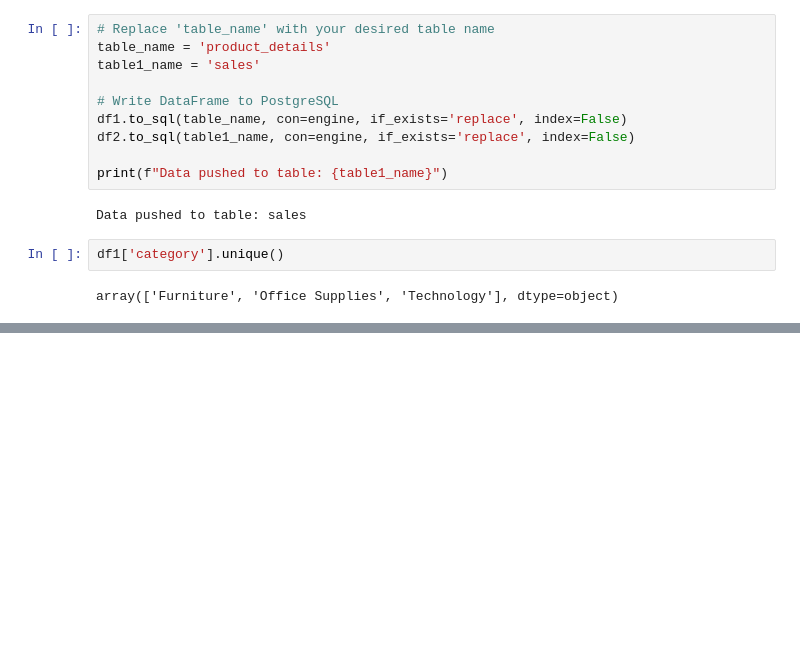
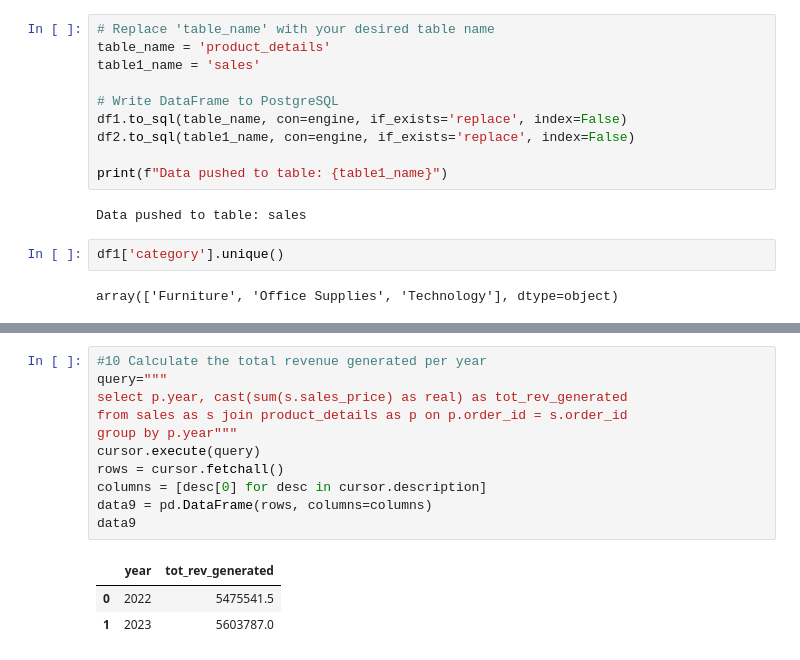
Before and after one commit to Koveraaman/Mini_Project, a Jupyter notebook: Retail_sales_Data_Analysis.ipynb, the cells around one changed output, grey strips where cells are left out. Saved outputs shown, nothing was run; the diff lists cells and outputs as text; blank space fills up the shorter version.

```diff
--- a/Retail_sales_Data_Analysis.ipynb
+++ b/Retail_sales_Data_Analysis.ipynb
@@ -283,0 +441,15 @@ array(['Furniture', 'Office Supplies', 'Technology'], dtype=object)
+# %%
+#10 Calculate the total revenue generated per year
+query="""
+select p.year, cast(sum(s.sales_price) as real) as tot_rev_generated
+from sales as s join product_details as p on p.order_id = s.order_id
+group by p.year"""
+cursor.execute(query)
+rows = cursor.fetchall()
+columns = [desc[0] for desc in cursor.description]
+data9 = pd.DataFrame(rows, columns=columns)
+data9
+# %% [output]
+|  | year | tot_rev_generated |
+| 0 | 2022 | 5475541.5 |
+| 1 | 2023 | 5603787.0 |
```
Also changed, not shown: parts of 25 cells of this notebook.
